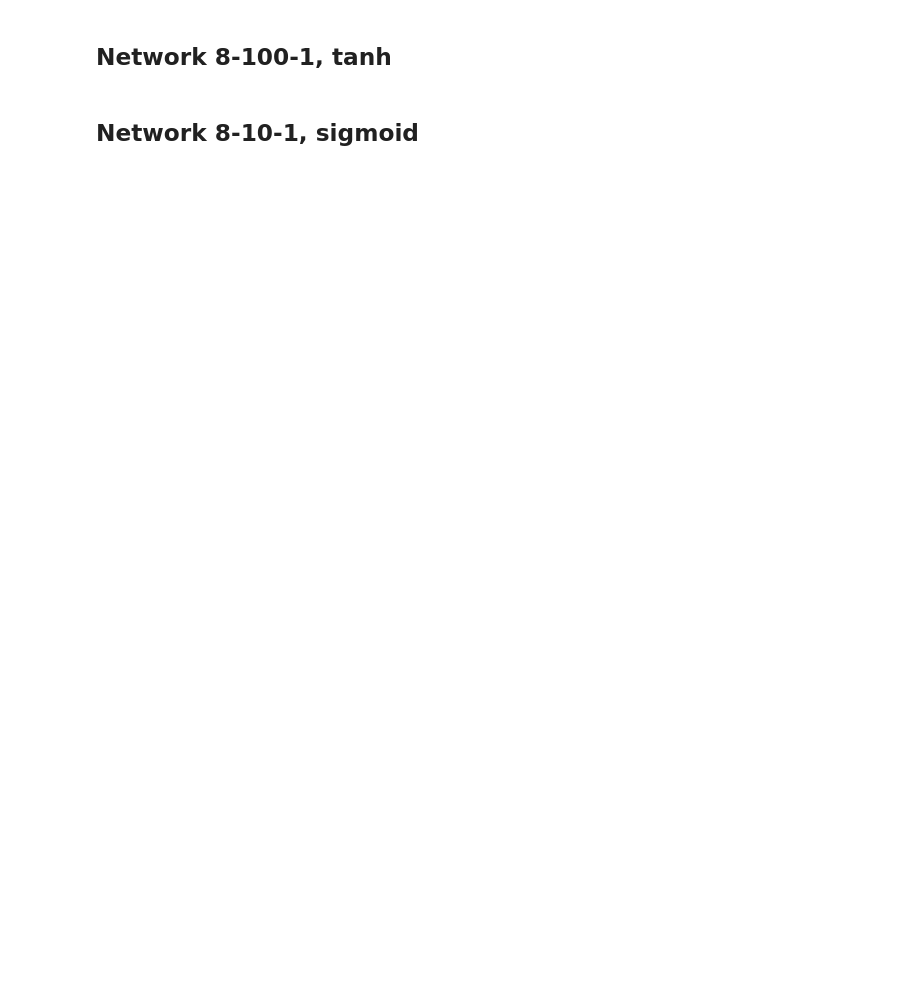
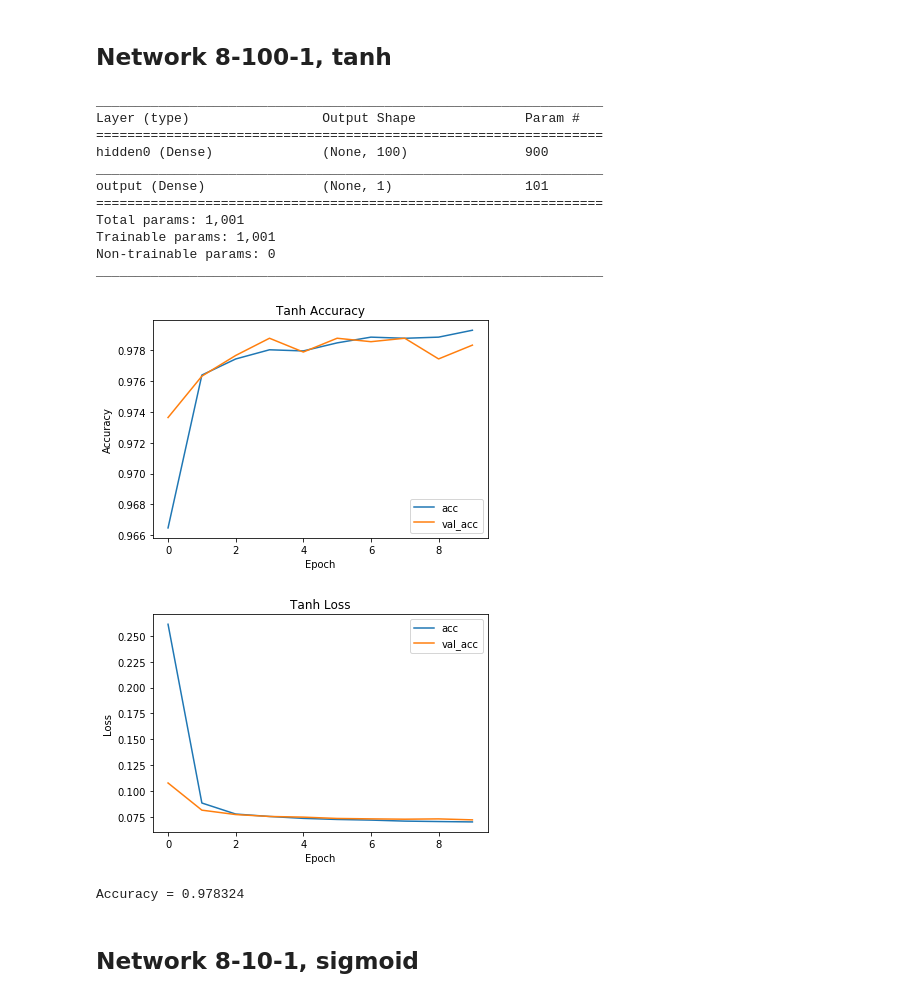
Before and after one commit to zafirhsn/machine-learning, a Jupyter notebook: neural_network_data_pulsar.ipynb, the cells around one changed output. Saved outputs shown, nothing was run; the diff lists cells and outputs as text; code cells hidden in the pictures; blank space fills up the shorter version.

```diff
--- a/neural_network_data_pulsar.ipynb
+++ b/neural_network_data_pulsar.ipynb
@@ -199,4 +180,34 @@ accuracy = 0.977430
 # %% [markdown]
 ## Network 8-100-1, tanh
+# %%
+nh = 100;
+
+model_tanh = neural_network(nin, nh, nout, 1, "relu")
+model_tanh.summary()
+tanh_history = train_network(model_tanh, x_train, y_train, x_test, y_test);
+plot_acc(tanh_history, "Tanh Accuracy")
+plot_loss(tanh_history, "Tanh Loss")
+
+modelArr.append(model_tanh)
+historyArr.append(tanh_history)
+modelNameArr.append("model_tanh")
+
+score, acc = model_tanh.evaluate(x_test, y_test, verbose = 0)
+print("Accuracy = %f" % acc)
+# %% [output]
+_________________________________________________________________
+Layer (type)                 Output Shape              Param #
+=================================================================
+hidden0 (Dense)              (None, 100)               900
+_________________________________________________________________
+output (Dense)               (None, 1)                 101
+=================================================================
+Total params: 1,001
+Trainable params: 1,001
+Non-trainable params: 0
+_________________________________________________________________
+[figure, added]
+[figure, added]
+Accuracy = 0.978324
 # %% [markdown]
 ## Network 8-10-1, sigmoid
```
Also changed, not shown: parts of 19 cells of this notebook, 1 other file.
